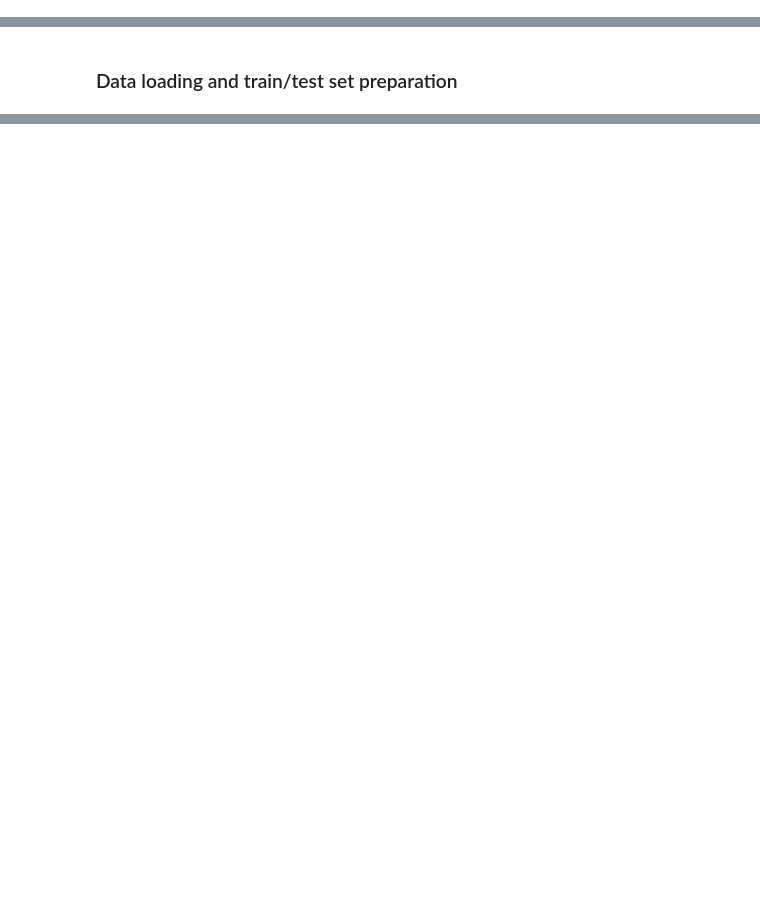
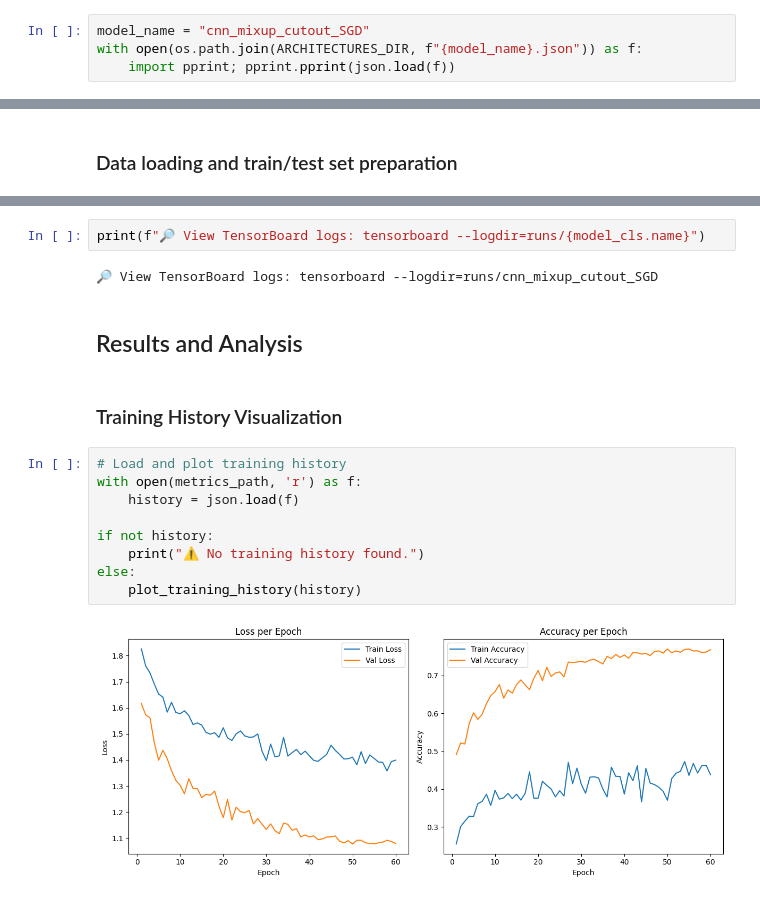
Before and after one commit to ayri77/CIFAR10-Torch-Classifier, a Jupyter notebook: notebooks/train.ipynb, the cells around one changed output, grey strips where cells are left out. Saved outputs shown, nothing was run; the diff lists cells and outputs as text; blank space fills up the shorter version.

```diff
--- a/notebooks/train.ipynb
+++ b/notebooks/train.ipynb
@@ -33,0 +120,4 @@ set_deterministic(
+# %%
+model_name = "cnn_mixup_cutout_SGD"
+with open(os.path.join(ARCHITECTURES_DIR, f"{model_name}.json")) as f:
+    import pprint; pprint.pprint(json.load(f))
@@ -216 +421,20 @@ model_cls.train(
 ============================================================
+# %%
+print(f"🔎 View TensorBoard logs: tensorboard --logdir=runs/{model_cls.name}")
+# %% [output]
+🔎 View TensorBoard logs: tensorboard --logdir=runs/cnn_mixup_cutout_SGD
+# %% [markdown]
+## Results and Analysis
+# %% [markdown]
+### Training History Visualization
+# %%
+# Load and plot training history
+with open(metrics_path, 'r') as f:
+    history = json.load(f)
+
+if not history:
+    print("⚠️ No training history found.")
+else:
+    plot_training_history(history)
+# %% [output]
+[figure, added]
```
Also changed, not shown: parts of 40 cells of this notebook, 15 other files.
